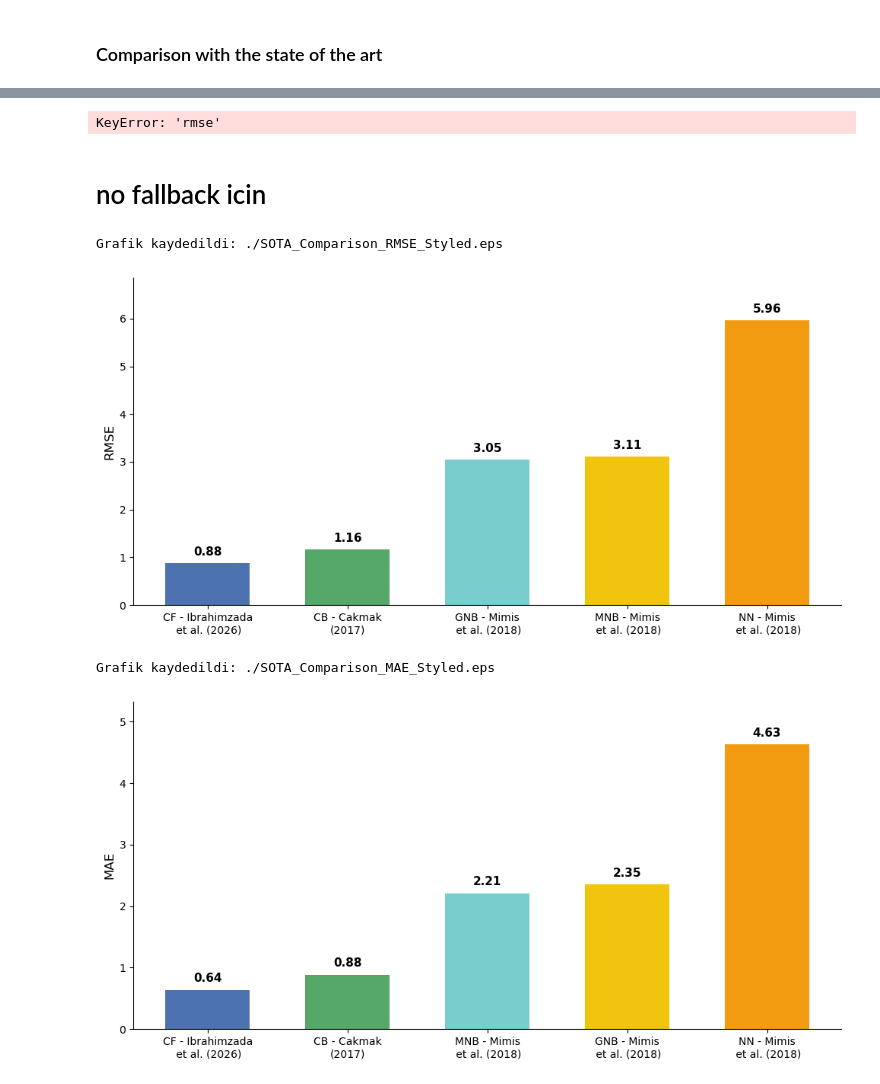
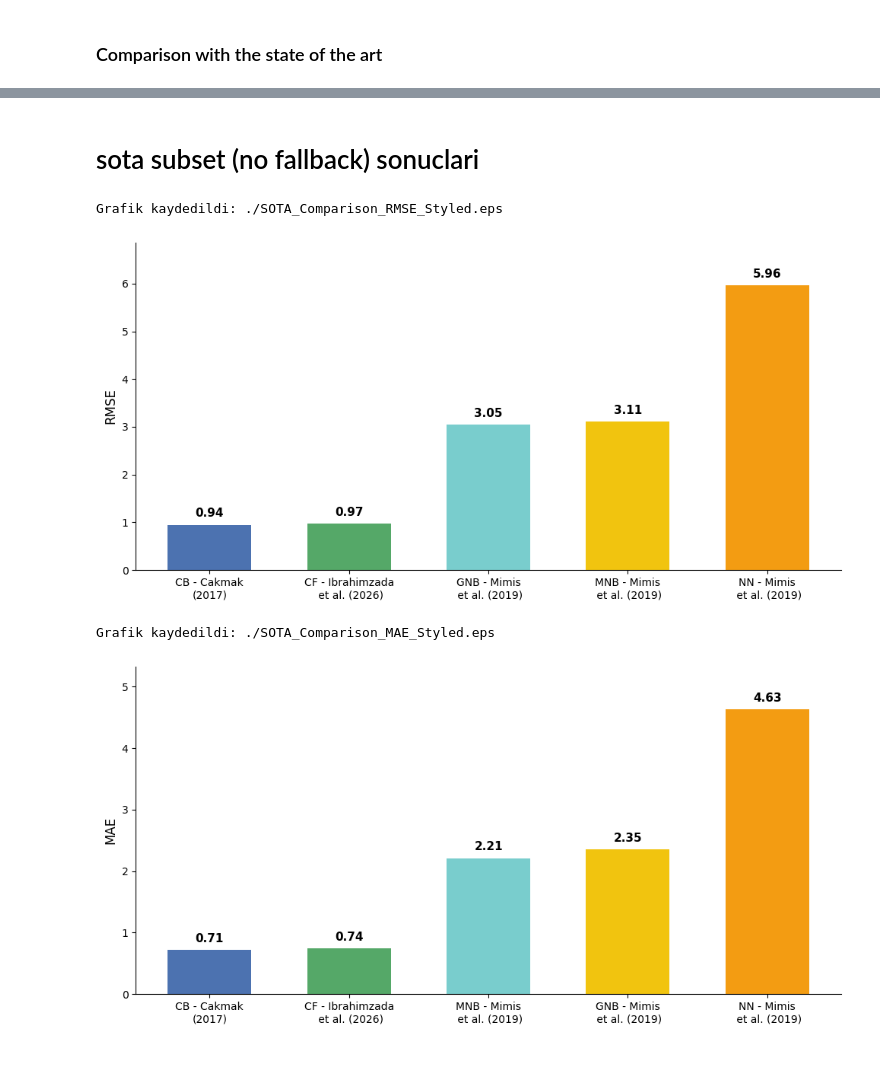
Before and after one commit to Ahmedsaid3/predicting-student-grade-version-2, a Jupyter notebook: visualizations/comparisons.ipynb, the cells around one changed output, grey strips where cells are left out. Drawn from its saved outputs; the diff is of its cells as text; code cells hidden in the pictures.

```diff
--- a/visualizations/comparisons.ipynb
+++ b/visualizations/comparisons.ipynb
@@ -2328,19 +1001,5 @@ with open('../results/naive_bayes_results.json') as fr:
 with open('../results/2017 paper.json') as fr:
     cb_2017 = json.load(fr)
 # %%
-with open('proposed_method_clean.json') as fr:
+with open('proposed_method.json') as fr:
     cf_2026 = json.load(fr)
-# %%
-# guncel
-with open('../results/nn_results.json') as fr:
-    nn = json.load(fr)
-
-
-with open('../results/naive_bayes_results.json') as fr:
-    nb = json.load(fr)
-
-with open('../results/2017 paper.json') as fr:
-    cb_2017 = json.load(fr)
-
-with open('proposed_method_clean.json') as fr:
-    cf_2026 = json.load(fr)
@@ -2733,9 +1140,5 @@ def plot_state_of_the_art(nn, nb, cb_2017):
-# %%
-plot_state_of_the_art(nn, nb, cb_2017)
-# %% [output]
-KeyError: 'rmse'
 # %% [markdown]
-# no fallback icin
+# sota subset (no fallback) sonuclari
 # %%
 import json
 import os
@@ -2748,7 +1151,7 @@ RESULTS_DIR = "../results/"
 # JSON Dosyası -> Grafikte Görünecek Etiket
 # (Satır atlatmak için \n kullanıyoruz)
 model_map = {
-    "results_cluster_cf_subset.json": "CF - Ibrahimzada\n et al. (2026)",
+    "subset_fallback_results_for_cf_student_based.json": "CF - Ibrahimzada\n et al. (2026)",
     "results_2017_subset.json":       "CB - Cakmak\n(2017)",
     "results_gnb_subset.json":        "GNB - Mimis\n et al. (2019)",
     "results_mnb_subset.json":        "MNB - Mimis\n et al. (2019)",
@@ -2826,33 +1229,33 @@ def plot_sota_styled(data, metric="RMSE"):
     ax.set_xticklabels(labels_sorted, rotation=0, ha='center', fontsize=10)
 
     # Sadece Y ekseninde Grid olsun mu? (Senin stilinde yoktu ama değer okumayı kolaylaştırır)
     # ax.grid(axis='y', linestyle='--', alpha=0.3)
 
     # Spines (Çerçeveler) - Senin stilindeki gibi üst ve sağı kaldır
     ax.spines['top'].set_visible(False)
     ax.spines['right'].set_visible(False)
 
     # Başlık (Opsiyonel - Makalede genelde caption olur, grafik başlığı olmaz)
     # ax.set_title(...)
 
     plt.tight_layout()
 
     # Kaydet
     filename = f"./SOTA_Comparison_{metric}_Styled.eps"
-    plt.savefig(filename, format="eps", bbox_inches='tight')
+    # plt.savefig(filename, format="eps", bbox_inches='tight')
     print(f"Grafik kaydedildi: {filename}")
     plt.show()
 
 # --- ÇALIŞTIR ---
 results_data = load_results()
 
 if results_data:
     plot_sota_styled(results_data, metric="RMSE")
     plot_sota_styled(results_data, metric="MAE")
 else:
     print("Veri yok.")
 # %% [output]
 Grafik kaydedildi: ./SOTA_Comparison_RMSE_Styled.eps
-[figure, old version]
+[figure, new version]
 Grafik kaydedildi: ./SOTA_Comparison_MAE_Styled.eps
-[figure, old version]
+[figure, new version]
```
Also changed, not shown: parts of 54 cells of this notebook, 33 other files.
